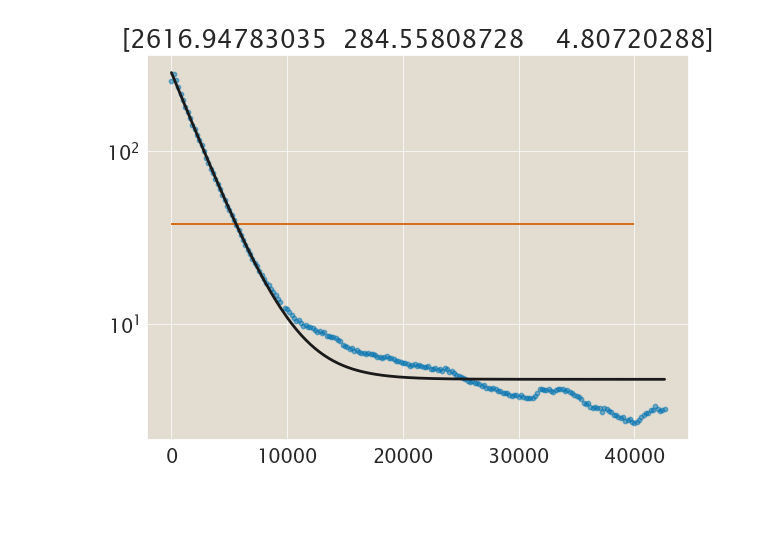
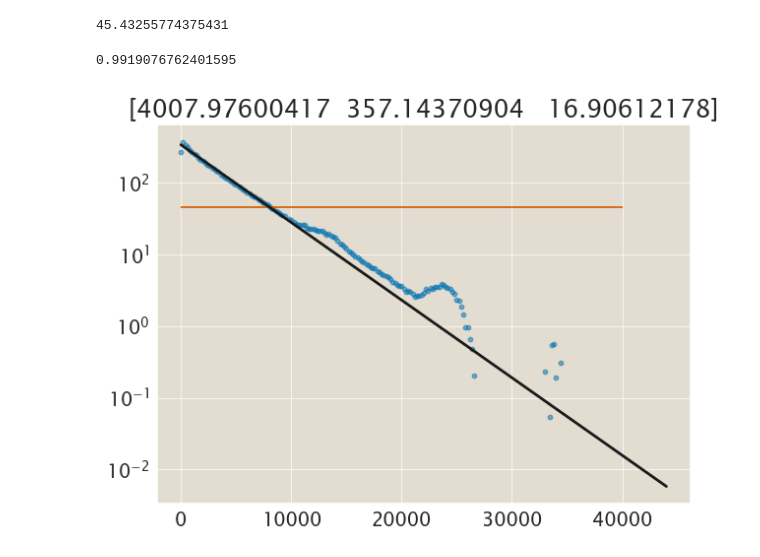
Before and after one commit to RPGroup-PBoC/am_atp, a Jupyter notebook: analysis/atp-hydro/20231124_Hydro_Protocol.ipynb, the cells around one changed output. Cells and saved outputs as stored; diff of their text form; code cells hidden in the pictures; blank space fills up the shorter version.

Commit message:
ATP aster pipeline and hydrolysis stuff

```diff
--- a/analysis/atp-hydro/20231124_Hydro_Protocol.ipynb
+++ b/analysis/atp-hydro/20231124_Hydro_Protocol.ipynb
@@ -31,7 +31,8 @@ skip_int = 10 #data frames to skip
 #This should not change between experiments:
 datapath = '../../data/atp_hydro'
 #This varies between experiments.
-datafolder = '2023-11-24_Hydrolysis_QueenA81D/470uMATP_1'
+datafolder = '2023-11-24_Hydrolysis_QueenA81D/1_ADP_variation_at_500uMATP/Nikon_10X_bin1_20sFrameInterval__100ms480_150ms405_500uATP_1uMmicro_1400nM_A81D_1/470uMADP_1'
+datafolder = '2023-11-24_Hydrolysis_QueenA81D/1_ADP_variation_at_500uMATP/Nikon_10X_bin1_20sFrameInterval__100ms480_150ms405_500uATP_1uMmicro_1400nM_A81D_1/470uMADP_1'
 
 #--------- Read in Files -----------#
 # bound Images
@@ -142,2 +133,25 @@ def expfit(time, norm_conc, p0):
+# %%
+def expfunc(time, tau, Ao):
+    return (Ao)*np.exp(-time/tau)
+def expfit(time, norm_conc, p0):
+    #Curve fits and returns parameter values as well as the covarience
+    param, param_cov = curve_fit(expfunc,
+                                 time,
+                                 norm_conc,
+                                 p0,
+                                 bounds = (np.zeros(2), np.ones([2])*np.inf))
+
+    #stores the new function information according to the coefficients given by curve-fit() function
+    curve = expfunc(time, param[0], param[1])
+
+    return param, curve
 # %%
-params, curve = expfit(times, ratio_hydro_uM, [2000, 500, 5])
+params, curve = expfit(times, ratio_hydro_uM, [2000, 500])
+plt.scatter(times, ratio_hydro_uM, alpha=0.5, s=10)
+plt.plot(times, curve, color='k', linewidth=2)
+plt.title(str(params))
+e3 = np.where(ratio_hydro_uM >= (params[1])/np.e**3)[-1][-1]
+plt.hlines((params[1])/np.e**3, 0, 40000, color='r')
+plt.yscale('log')
+#plt.ylim(1, 300);
+print(rsqrd(np.log(ratio_hydro_uM[:e3]), np.log(curve[:e3])))
@@ -144,9 +176,18 @@ params, curve = expfit(times, ratio_hydro_uM, [2000, 500, 5])
+# %%
+params[1]/np.e**2
+# %% [output]
+45.43255774375431
 # %%
-plt.scatter(times, ratio_hydro_uM, alpha=0.5, s=10)
-plt.plot(times, curve, color='k', linewidth=2)
+params, curve = expfit(times, ratio_hydro_uM, [2000, 500, 5])
+e2 = np.where(ratio_hydro_uM-params[2] <= (params[1]-params[2])/np.e**2)[-1][0]
+
+plt.scatter(times, ratio_hydro_uM-params[2], alpha=0.5, s=10)
+plt.plot(times, curve-params[2], color='k', linewidth=2)
 plt.title(str(params))
 plt.hlines((params[1]-params[2])/np.e**2, 0, 40000, color='r')
 plt.yscale('log')
 #plt.ylim(1, 300);
+print(rsqrd(np.log(ratio_hydro_uM[:e2]-params[2]), np.log(curve[:e2]-params[2])))
 # %% [output]
+0.9919076762401595
-[figure, old version]
+[figure, new version]
```
Also changed, not shown: parts of 19 cells of this notebook, 5 other files.
